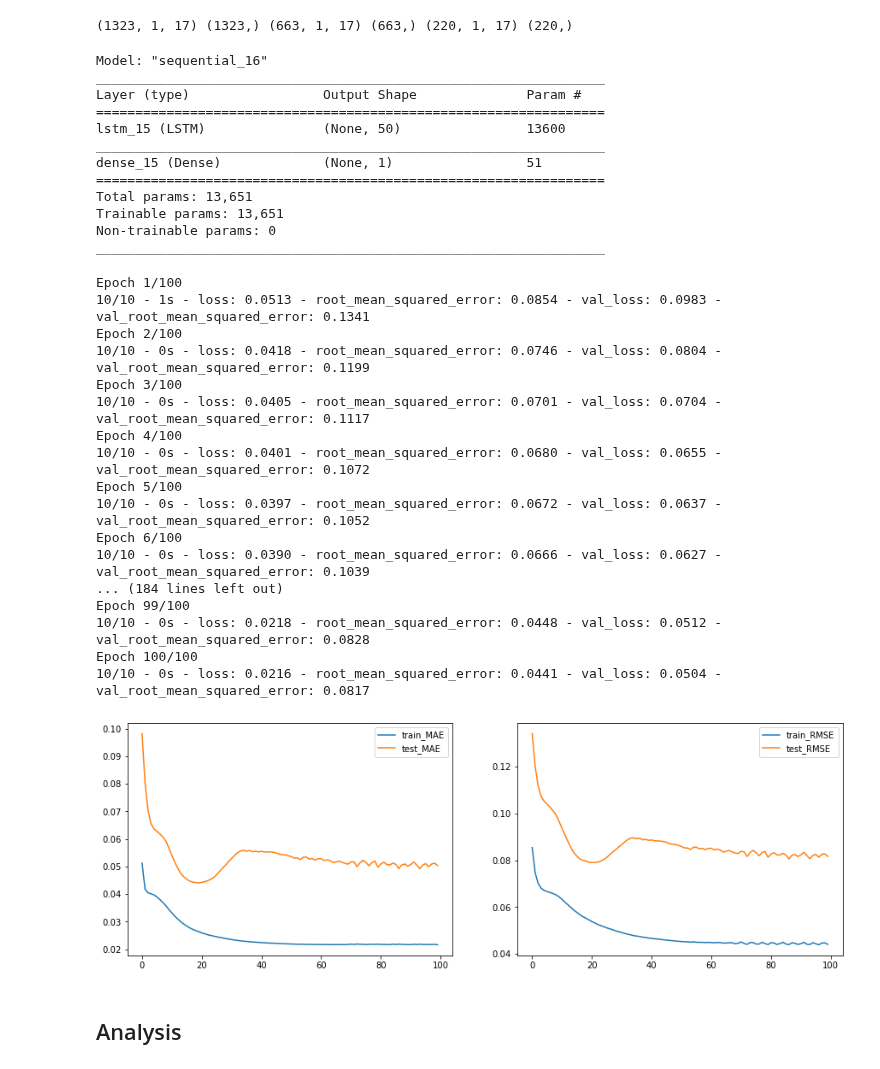
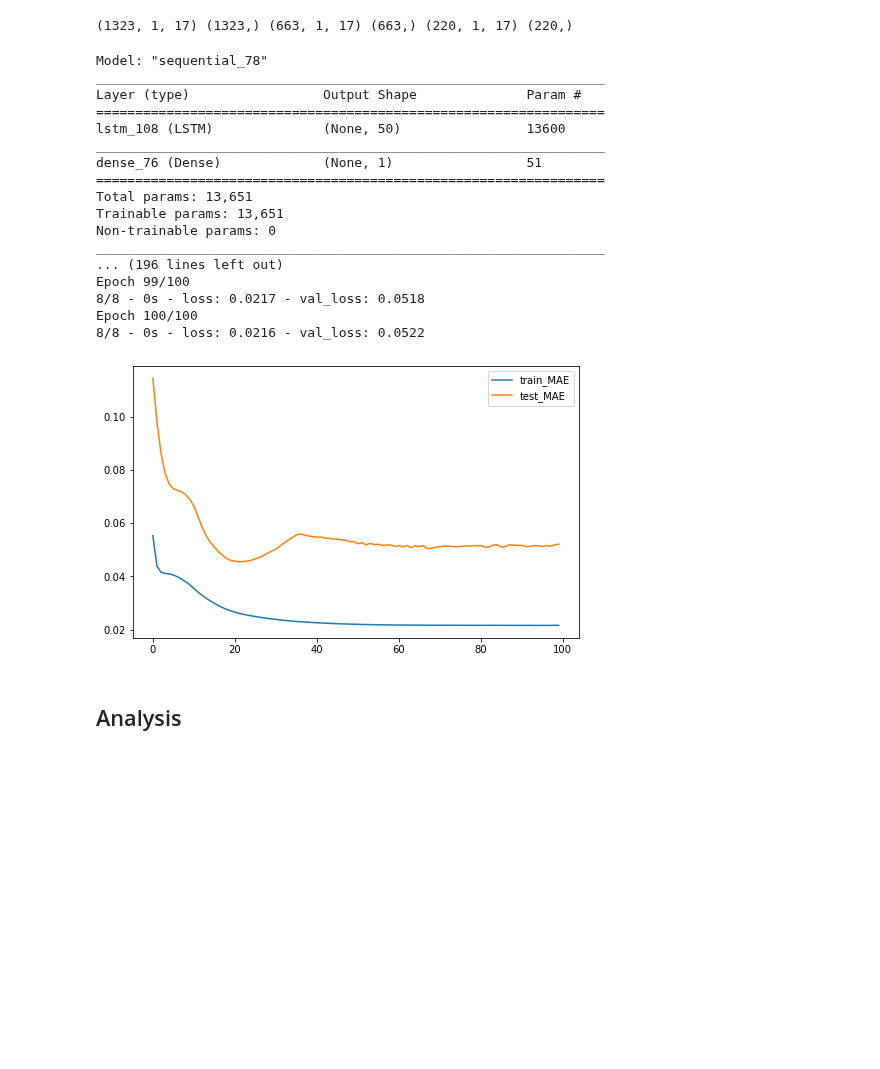
Before and after one commit to TLChilton/Senior_Capstone, a Jupyter notebook: LSTMsentimentanalysisTesla.ipynb, the cells around one changed output. Saved outputs shown, nothing was run; the diff lists cells and outputs as text; code cells hidden in the pictures; blank space fills up the shorter version.

```diff
--- a/LSTMsentimentanalysisTesla.ipynb
+++ b/LSTMsentimentanalysisTesla.ipynb
@@ -233,65 +240,41 @@ print(train_X.shape, train_y.shape, test_X.shape, test_y.shape, predict_X.shape,
 # %%
-# design network
-from tensorflow.keras import Sequential
-from tensorflow.keras.layers import Dense, LSTM, Dropout, TimeDistributed, Activation
-from tensorflow.keras.metrics import RootMeanSquaredError
-
+# Design Network
 model = Sequential()
 model.add(LSTM(50, activation="relu", input_shape=(train_X.shape[1], train_X.shape[2]), return_sequences=False))
-#model.add(LSTM(100, return_sequences=False))
-model.add(Dense(1, activation="linear"))
+#model.add(LSTM(50, activation="relu",return_sequences=False))
+model.add(Dense(1))
 
-model.compile(
-    loss='mae',
-    optimizer='adam',
-    metrics=[RootMeanSquaredError()])
+model.compile(loss='mae', optimizer='adam')
 model.summary()
+
+# fit network
+history = model.fit(train_X, train_y, epochs=100, batch_size=180, validation_data=(test_X, test_y), verbose=2, shuffle=False)
+# plot history
+pyplot.figure(figsize=(8,5))
+pyplot.plot(history.history['loss'], label='train_MAE')
+pyplot.plot(history.history['val_loss'], label='test_MAE')
+pyplot.legend()
+pyplot.legend()
+pyplot.show()
 # %% [output]
-Model: "sequential_16"
+Model: "sequential_78"
 _________________________________________________________________
 Layer (type)                 Output Shape              Param #
 =================================================================
-lstm_15 (LSTM)               (None, 50)                13600
+lstm_108 (LSTM)              (None, 50)                13600
 _________________________________________________________________
-dense_15 (Dense)             (None, 1)                 51
+dense_76 (Dense)             (None, 1)                 51
 =================================================================
 Total params: 13,651
 Trainable params: 13,651
 Non-trainable params: 0
 _________________________________________________________________
+... (196 lines left out)
+Epoch 99/100
+8/8 - 0s - loss: 0.0217 - val_loss: 0.0518
+Epoch 100/100
+8/8 - 0s - loss: 0.0216 - val_loss: 0.0522
+[figure, added]
-# %%
-# fit network
-history = model.fit(train_X, train_y, epochs=100, batch_size=140, validation_data=(test_X, test_y), verbose=2, shuffle=False)
-# plot history
-pyplot.figure(figsize=(15,5))
-pyplot.subplot(1, 2, 1)
-pyplot.plot(history.history['loss'], label='train_MAE')
-pyplot.plot(history.history['val_loss'], label='test_MAE')
-pyplot.legend()
-pyplot.subplot(1, 2, 2)
-pyplot.plot(history.history['root_mean_squared_error'], label='train_RMSE')
-pyplot.plot(history.history['val_root_mean_squared_error'], label='test_RMSE')
-pyplot.legend()
-pyplot.show()
-# %% [output]
-Epoch 1/100
-10/10 - 1s - loss: 0.0513 - root_mean_squared_error: 0.0854 - val_loss: 0.0983 - val_root_mean_squared_error: 0.1341
-Epoch 2/100
-10/10 - 0s - loss: 0.0418 - root_mean_squared_error: 0.0746 - val_loss: 0.0804 - val_root_mean_squared_error: 0.1199
-Epoch 3/100
-10/10 - 0s - loss: 0.0405 - root_mean_squared_error: 0.0701 - val_loss: 0.0704 - val_root_mean_squared_error: 0.1117
-Epoch 4/100
-10/10 - 0s - loss: 0.0401 - root_mean_squared_error: 0.0680 - val_loss: 0.0655 - val_root_mean_squared_error: 0.1072
-Epoch 5/100
-10/10 - 0s - loss: 0.0397 - root_mean_squared_error: 0.0672 - val_loss: 0.0637 - val_root_mean_squared_error: 0.1052
-Epoch 6/100
-10/10 - 0s - loss: 0.0390 - root_mean_squared_error: 0.0666 - val_loss: 0.0627 - val_root_mean_squared_error: 0.1039
-... (184 lines left out)
-Epoch 99/100
-10/10 - 0s - loss: 0.0218 - root_mean_squared_error: 0.0448 - val_loss: 0.0512 - val_root_mean_squared_error: 0.0828
-Epoch 100/100
-10/10 - 0s - loss: 0.0216 - root_mean_squared_error: 0.0441 - val_loss: 0.0504 - val_root_mean_squared_error: 0.0817
-[figure, removed]
 # %% [markdown]
 ## Analysis
 # %%
```
Also changed, not shown: parts of 5 cells of this notebook.
